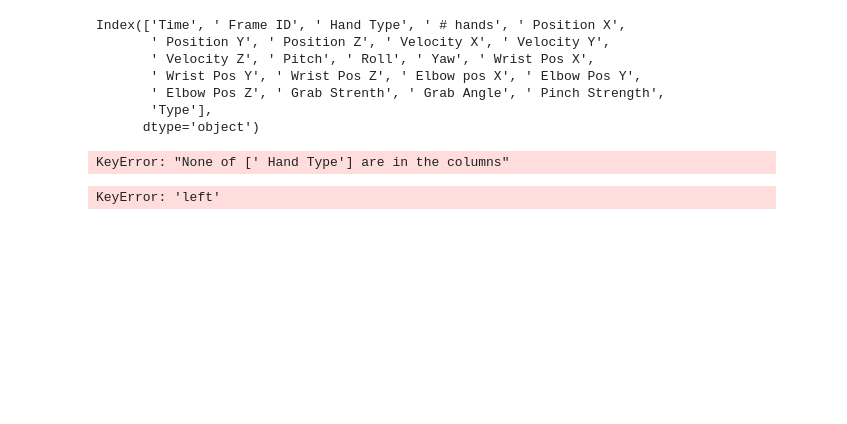
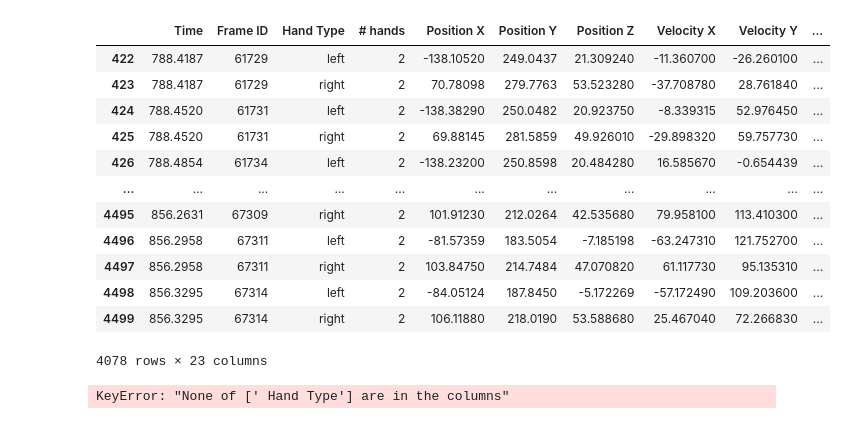
Before and after one commit to kuty007/final-porj-semB, a Jupyter notebook: Hands.ipynb, the cells around one changed output. Saved outputs shown, nothing was run; the diff lists cells and outputs as text; code cells hidden in the pictures; blank space fills up the shorter version.

```diff
--- a/Hands.ipynb
+++ b/Hands.ipynb
@@ -54,13 +70,20 @@ for filename in glob.iglob(path,recursive=True):
 # %%
-df.columns
+df
+df
 # %% [output]
+|  | Time | Frame ID | Hand Type | # hands | Position X | Position Y | Position Z | Velocity X | Velocity Y | ... |
+| 422 | 788.4187 | 61729 | left | 2 | -138.10520 | 249.0437 | 21.309240 | -11.360700 | -26.260100 | ... |
+| 423 | 788.4187 | 61729 | right | 2 | 70.78098 | 279.7763 | 53.523280 | -37.708780 | 28.761840 | ... |
+| 424 | 788.4520 | 61731 | left | 2 | -138.38290 | 250.0482 | 20.923750 | -8.339315 | 52.976450 | ... |
+| 425 | 788.4520 | 61731 | right | 2 | 69.88145 | 281.5859 | 49.926010 | -29.898320 | 59.757730 | ... |
+| 426 | 788.4854 | 61734 | left | 2 | -138.23200 | 250.8598 | 20.484280 | 16.585670 | -0.654439 | ... |
+| ... | ... | ... | ... | ... | ... | ... | ... | ... | ... | ... |
+| 4495 | 856.2631 | 67309 | right | 2 | 101.91230 | 212.0264 | 42.535680 | 79.958100 | 113.410300 | ... |
+| 4496 | 856.2958 | 67311 | left | 2 | -81.57359 | 183.5054 | -7.185198 | -63.247310 | 121.752700 | ... |
+| 4497 | 856.2958 | 67311 | right | 2 | 103.84750 | 214.7484 | 47.070820 | 61.117730 | 95.135310 | ... |
+| 4498 | 856.3295 | 67314 | left | 2 | -84.05124 | 187.8450 | -5.172269 | -57.172490 | 109.203600 | ... |
+| 4499 | 856.3295 | 67314 | right | 2 | 106.11880 | 218.0190 | 53.588680 | 25.467040 | 72.266830 | ... |
-Index(['Time', ' Frame ID', ' Hand Type', ' # hands', ' Position X',
-       ' Position Y', ' Position Z', ' Velocity X', ' Velocity Y',
-       ' Velocity Z', ' Pitch', ' Roll', ' Yaw', ' Wrist Pos X',
-       ' Wrist Pos Y', ' Wrist Pos Z', ' Elbow pos X', ' Elbow Pos Y',
-       ' Elbow Pos Z', ' Grab Strenth', ' Grab Angle', ' Pinch Strength',
-       'Type'],
-      dtype='object')
+4078 rows × 23 columns
 # %%
 
 # Set index on a Dataframe
@@ -76,6 +97,2 @@ result
 # %% [output]
 KeyError: "None of [' Hand Type'] are in the columns"
-# %%
-result = df.loc["left"]
-# %% [output]
-KeyError: 'left'
```
Also changed, not shown: parts of 11 cells of this notebook.
